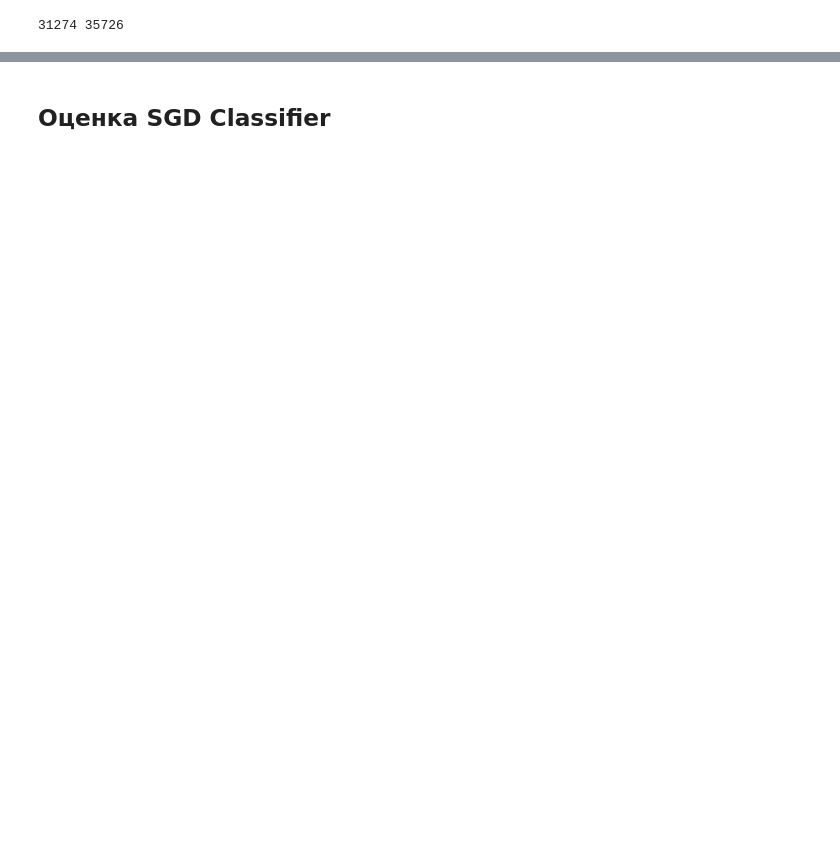
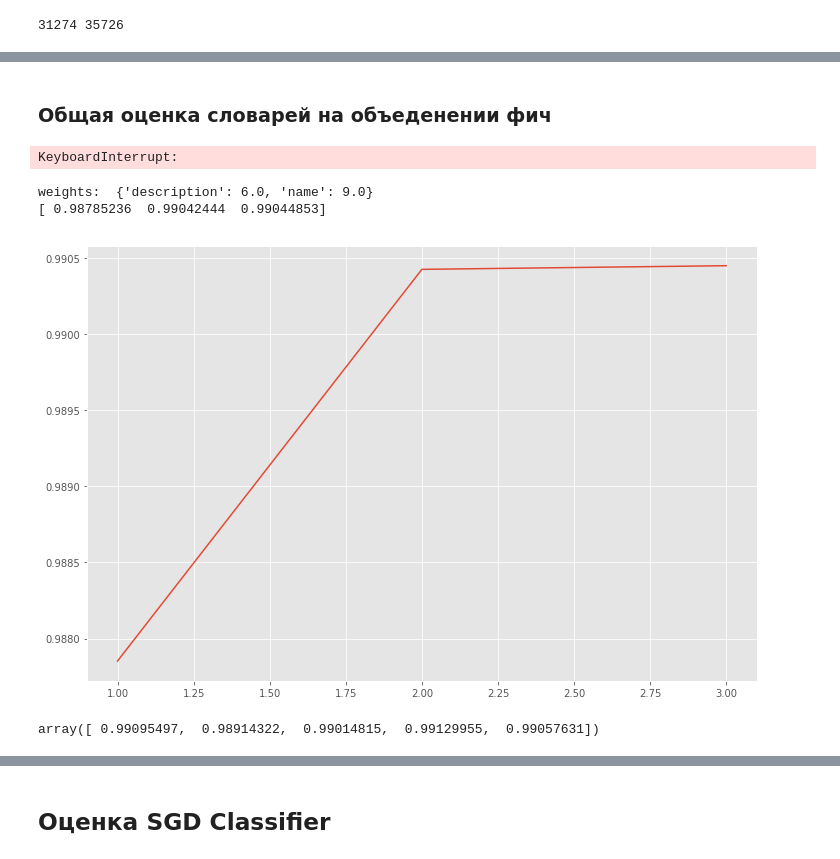
Before and after one commit to unifam123/sfml, a Jupyter notebook: hw_05/Vacancy Classification.ipynb, the cells around one changed output, grey strips where cells are left out. Saved outputs shown, nothing was run; the diff lists cells and outputs as text; code cells hidden in the pictures; blank space fills up the shorter version.

```diff
--- a/hw_05/Vacancy Classification.ipynb
+++ b/hw_05/Vacancy Classification.ipynb
@@ -95,0 +174,2 @@ cv = StratifiedKFold(n_splits=5, random_state=123, shuffle=True)
+# %% [markdown]
+### Общая оценка словарей на объеденении фич
@@ -95,0 +198,31 @@ cv = StratifiedKFold(n_splits=5, random_state=123, shuffle=True)
+# %%
+    clsfr = Pipeline(
+    [
+        ('vect', vectorizer),
+        ('clf', SGDClassifier(random_state=42, n_jobs=-1, alpha=0.001))
+    ]
+    )
+
+    weights = [
+        {'description': 4.0, 'name': 2.0},
+        {'description': 5.0, 'name': 8.0},
+        {'description': 6.0, 'name': 9.0},
+    ]
+    _, clsfr_weights_test_scores = validation_curve(clsfr, X, y,
+                                                param_name='vect__transformer_weights', param_range=weights,
+                                                scoring='roc_auc', cv=cv)
+# %% [output]
+KeyboardInterrupt:
+# %%
+plt.plot(range(1, 4), clsfr_weights_test_scores.mean(axis=1))
+
+print("weights: ", weights[np.where(clsfr_weights_test_scores.mean(axis=1) == clsfr_weights_test_scores.mean(axis=1).max())[0][0]])
+print(clsfr_weights_test_scores.mean(axis=1))
+# %% [output]
+weights:  {'description': 6.0, 'name': 9.0}
+[ 0.98785236  0.99042444  0.99044853]
+[figure, added]
+# %%
+cross_val_score(clsfr, X, y, scoring='roc_auc', cv=cv)
+# %% [output]
+array([ 0.99095497,  0.98914322,  0.99014815,  0.99129955,  0.99057631])
```
Also changed, not shown: parts of 49 cells of this notebook, 3 other files.
